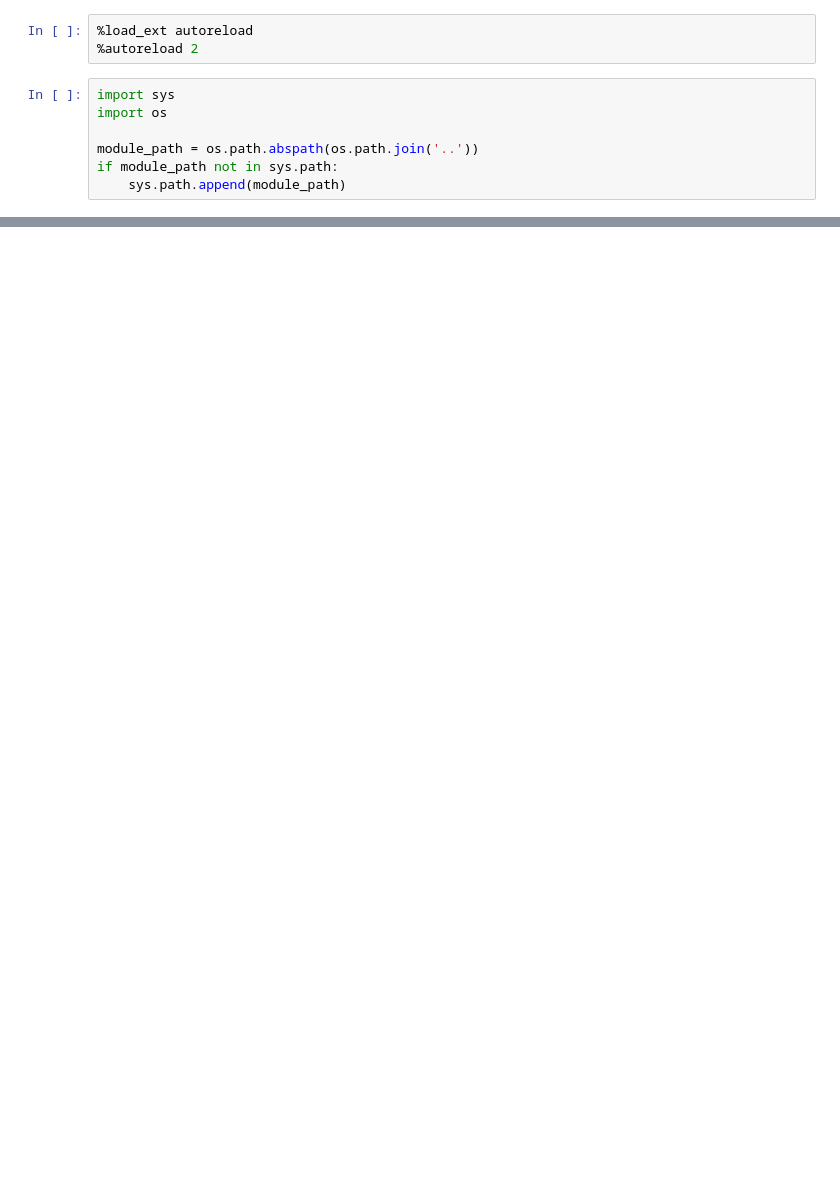
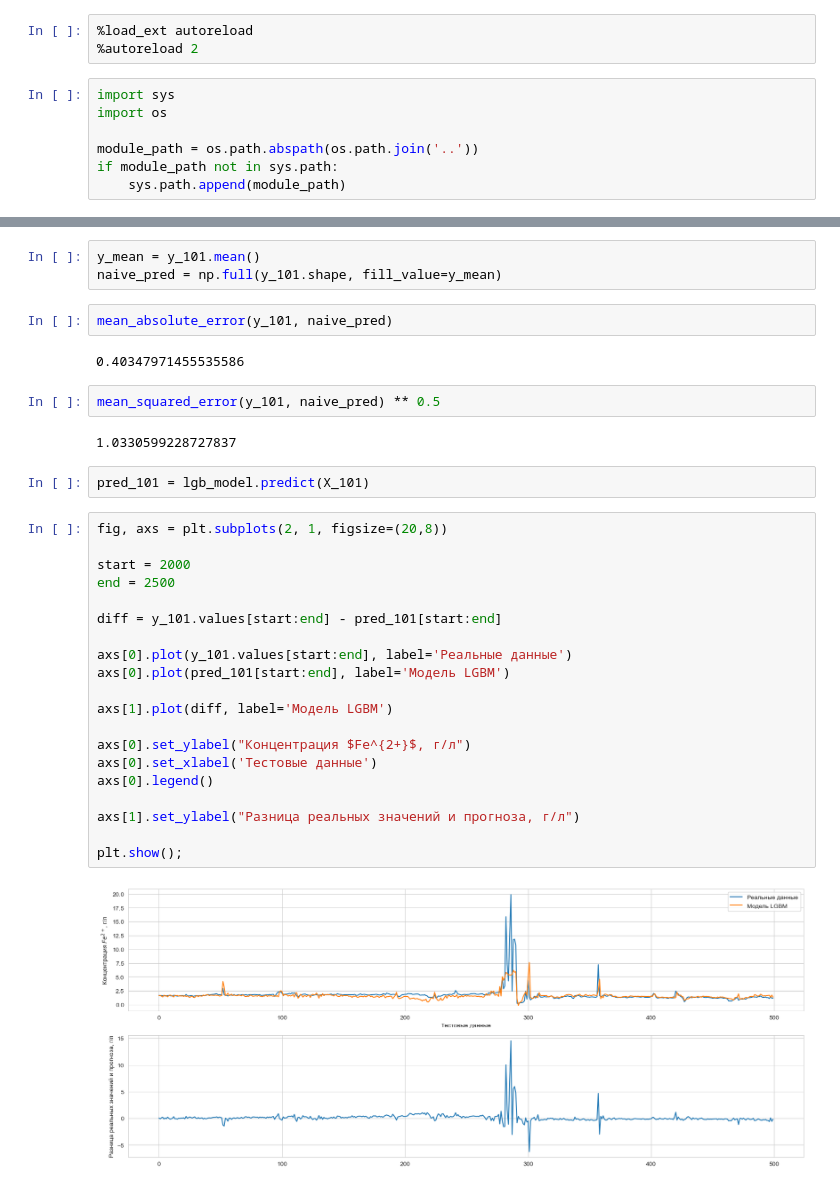
Before and after one commit to ss52/project_pox_pokr, a Jupyter notebook: notebooks/Model_test_2022.ipynb, the cells around one changed output, grey strips where cells are left out. Saved outputs shown, nothing was run; the diff lists cells and outputs as text; blank space fills up the shorter version.

```diff
--- a/notebooks/Model_test_2022.ipynb
+++ b/notebooks/Model_test_2022.ipynb
@@ -122,0 +113,35 @@ plt.show();
+# %%
+y_mean = y_101.mean()
+naive_pred = np.full(y_101.shape, fill_value=y_mean)
+# %%
+mean_absolute_error(y_101, naive_pred)
+# %% [output]
+0.40347971455535586
+# %%
+mean_squared_error(y_101, naive_pred) ** 0.5
+# %% [output]
+1.0330599228727837
+# %%
+pred_101 = lgb_model.predict(X_101)
+# %%
+fig, axs = plt.subplots(2, 1, figsize=(20,8))
+
+start = 2000
+end = 2500
+
+diff = y_101.values[start:end] - pred_101[start:end]
+
+axs[0].plot(y_101.values[start:end], label='Реальные данные')
+axs[0].plot(pred_101[start:end], label='Модель LGBM')
+
+axs[1].plot(diff, label='Модель LGBM')
+
+axs[0].set_ylabel("Концентрация $Fe^{2+}$, г/л")
+axs[0].set_xlabel('Тестовые данные')
+axs[0].legend()
+
+axs[1].set_ylabel("Разница реальных значений и прогноза, г/л")
+
+plt.show();
+# %% [output]
+[figure, added]
```
Also changed, not shown: parts of 42 cells of this notebook.
